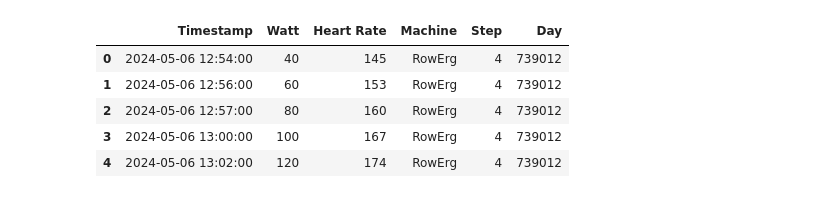
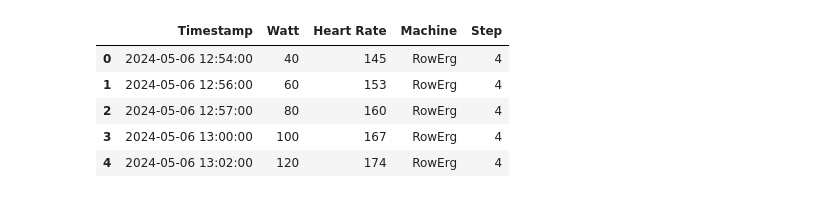
Before and after one commit to germannp/data-science, a Jupyter notebook: rowing.ipynb, the cells around one changed output. Cells and saved outputs as stored; diff of their text form; code cells hidden in the pictures.

Commit message:
Combine Conconie and steady state rowing data

```diff
--- a/rowing.ipynb
+++ b/rowing.ipynb
@@ -112,11 +85,10 @@ plt.show()
 # %%
 conconi = pd.read_csv("data/rowing_conconi.csv", parse_dates=["Timestamp"])
-conconi["Day"] = conconi["Timestamp"].apply(lambda date: date.toordinal())
 conconi.head()
 # %% [output]
-|  | Timestamp | Watt | Heart Rate | Machine | Step | Day |
-| 0 | 2024-05-06 12:54:00 | 40 | 145 | RowErg | 4 | 739012 |
-| 1 | 2024-05-06 12:56:00 | 60 | 153 | RowErg | 4 | 739012 |
-| 2 | 2024-05-06 12:57:00 | 80 | 160 | RowErg | 4 | 739012 |
-| 3 | 2024-05-06 13:00:00 | 100 | 167 | RowErg | 4 | 739012 |
-| 4 | 2024-05-06 13:02:00 | 120 | 174 | RowErg | 4 | 739012 |
+|  | Timestamp | Watt | Heart Rate | Machine | Step |
+| 0 | 2024-05-06 12:54:00 | 40 | 145 | RowErg | 4 |
+| 1 | 2024-05-06 12:56:00 | 60 | 153 | RowErg | 4 |
+| 2 | 2024-05-06 12:57:00 | 80 | 160 | RowErg | 4 |
+| 3 | 2024-05-06 13:00:00 | 100 | 167 | RowErg | 4 |
+| 4 | 2024-05-06 13:02:00 | 120 | 174 | RowErg | 4 |
```
Also changed, not shown: parts of 56 cells of this notebook, 2 other files.
